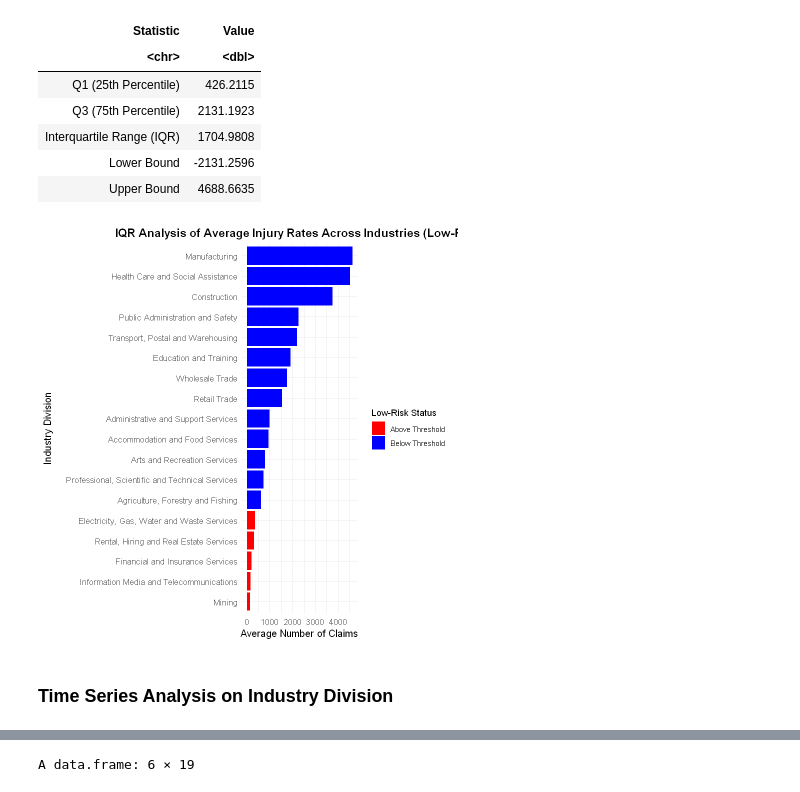
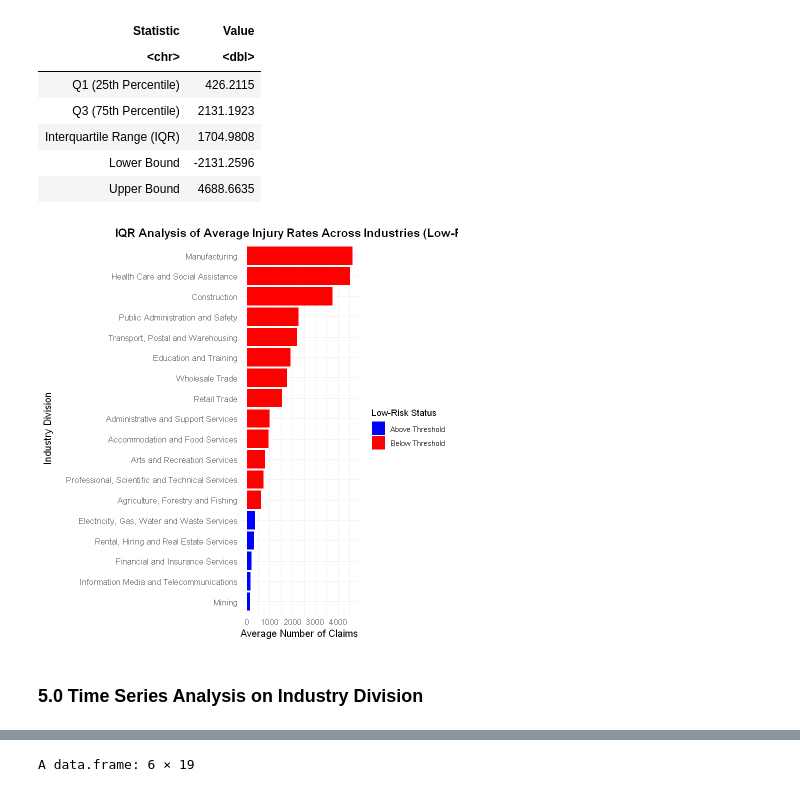
Before and after one commit to FanHwa/FDS_A3, a Jupyter notebook: FanHwa_34648100_Assignment3_Rmd.ipynb, the cells around one changed output, grey strips where cells are left out. Saved outputs shown, nothing was run; the diff lists cells and outputs as text; code cells hidden in the pictures.

```diff
--- a/FanHwa_34648100_Assignment3_Rmd.ipynb
+++ b/FanHwa_34648100_Assignment3_Rmd.ipynb
@@ -362,16 +372,10 @@ ggplot(average_industry_claims, aes(x = reorder(industry_division, Average_Claim
 # %%
-# Step 1: Calculate the average number of injury claims for each industry division
-average_industry_claims <- industry_division_df %>%
-    rowwise() %>%
-    mutate(Average_Claims = mean(c_across(`2011`:`2023`), na.rm = TRUE)) %>%
-    select(industry_division, Average_Claims)
-
-# Step 2: Calculate the Interquartile Range (IQR), Q1, and Q3
+# Calculate the Interquartile Range (IQR), Q1, and Q3
 industry_claims_Q1 <- quantile(average_industry_claims$Average_Claims, 0.25, na.rm = TRUE)
 industry_claims_Q3 <- quantile(average_industry_claims$Average_Claims, 0.75, na.rm = TRUE)
 industry_claims_IQR_value <- industry_claims_Q3 - industry_claims_Q1
 
-# Step 3: Calculate the lower bound
+# Calculate the lower bound
 industry_claims_lower_bound <- industry_claims_Q1 - 1.5 * industry_claims_IQR_value
 industry_claims_upper_bound <- industry_claims_Q3 + 1.5 * industry_claims_IQR_value
 
@@ -402,27 +406,27 @@ A data.frame: 5 × 2
 # %%
 # Optional Visualization: Highlight industries below the lower bound
 ggplot(average_industry_claims, aes(x = reorder(industry_division, Average_Claims), y = Average_Claims)) +
   geom_bar(stat = "identity", aes(fill = Average_Claims > industry_claims_Q1)) +
   coord_flip() +
   labs(
     title = "IQR Analysis of Average Injury Rates Across Industries (Low-Risk)",
     x = "Industry Division",
     y = "Average Number of Claims"
   ) +
   scale_fill_manual(
-    values = c("FALSE" = "red", "TRUE" = "blue"),
+    values = c("TRUE" = "red", "FALSE" = "blue"),
     name = "Low-Risk Status",
     labels = c("Above Threshold", "Below Threshold")
   ) +
   theme_minimal() +
   theme(
     plot.title = element_text(size = 14, face = "bold", hjust = 0.5),
     axis.text.x = element_text(size = 10),
     axis.text.y = element_text(size = 10),
     axis.title = element_text(size = 12)
   )
 # %% [output]
-[figure, old version]
+[figure, new version]
 # %% [markdown]
-### Time Series Analysis on Industry Division
+### 5.0 Time Series Analysis on Industry Division
 # %%
```
Also changed, not shown: parts of 22 cells of this notebook, 1 other file.
